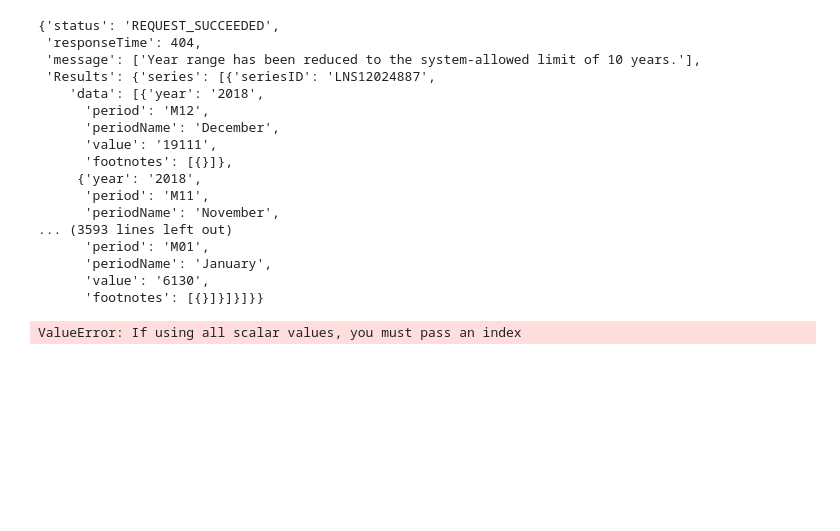
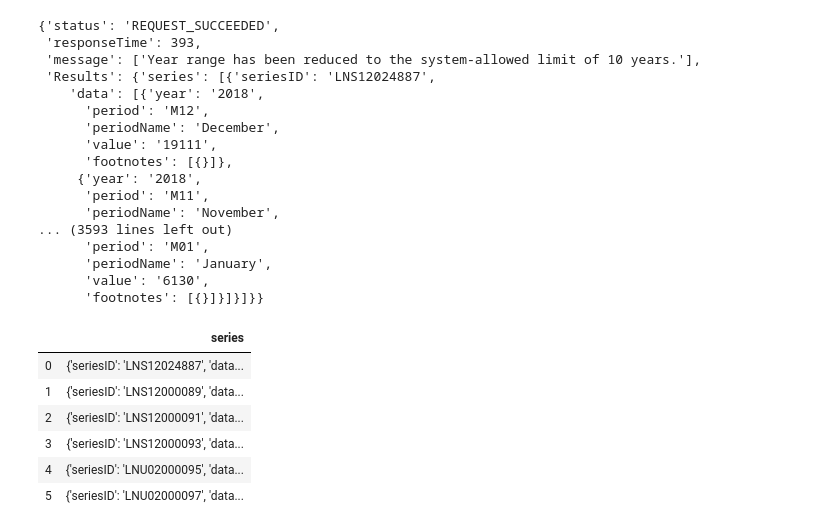
Before and after one commit to soraerae/Project-01-Employment-Data, a Jupyter notebook: jobs_age.ipynb, the cells around one changed output. Saved outputs shown, nothing was run; the diff lists cells and outputs as text; code cells hidden in the pictures; blank space fills up the shorter version.

```diff
--- a/jobs_age.ipynb
+++ b/jobs_age.ipynb
@@ -4,19 +4,49 @@ import numpy as np
 import requests
 import time
 import json
-#import prettytable
+import prettytable
+import
+
 
 #from api_keys import bls_key
 
 headers = {'Content-type': 'application/json'}
-data = json.dumps({"seriesid": ['LNS12024887','LNS12000089', 'LNS12000091', 'LNS12000091', 'LNS12000093', 'LNU02000095', 'LNU02000097'],"startyear":"2009", "endyear":"2019"})
+data = json.dumps({"seriesid": ['LNS12024887','LNS12000089', 'LNS12000091', 'LNS12000093', 'LNU02000095', 'LNU02000097'],"startyear":"2009", "endyear":"2019"})
 p = requests.post('https://api.bls.gov/publicAPI/v2/timeseries/data/', data=data, headers=headers)
 json_data = json.loads(p.text)
+
+for series in json_data['Results']['series']:
+    x=prettytable.PrettyTable(["series id","year","period","value","footnotes"])
+    seriesId = series['seriesID']
+    for item in series['data']:
+        year = item['year']
+        period = item['period']
+        value = item['value']
+        footnotes=""
+        for footnote in item['footnotes']:
+            if footnote:
+                footnotes = footnotes + footnote['text'] + ','
+            'if M01 <= period <= M12:'
+            x.add_row([seriesId,year,period,value,footnotes[0:-1]])
+    output = open(seriesId + '.txt','w')
+    output.write (x.get_string())
+    output.close()
+
+
+
+#year = []
+#periodName = []
+#employed_16_24 = []
+#epmployed_25_34 = []
+#employed_35_44 = []
+#employed_45_54 = []
+#employed_55_64 = []
+#employed_65 = []
 # %%
 json_data
 # %% [output]
 {'status': 'REQUEST_SUCCEEDED',
- 'responseTime': 404,
+ 'responseTime': 393,
  'message': ['Year range has been reduced to the system-allowed limit of 10 years.'],
  'Results': {'series': [{'seriesID': 'LNS12024887',
     'data': [{'year': '2018',
@@ -32,13 +62,15 @@ json_data
       'periodName': 'January',
       'value': '6130',
       'footnotes': [{}]}]}]}}
-# %%
-dictionary = {'Date': year,
-             'Month': periodName,
-             'Jobs(in thousands)': value}
-
-jobs_age_df = pd.DataFrame(dictionary)
-
-jobs_age_df.count()
-# %% [output]
-ValueError: If using all scalar values, you must pass an index
+# %%
+
+df = pd.DataFrame(json_data['Results'])
+df.head(10)
+# %% [output]
+|  | series |
+| 0 | {'seriesID': 'LNS12024887', 'data... |
+| 1 | {'seriesID': 'LNS12000089', 'data... |
+| 2 | {'seriesID': 'LNS12000091', 'data... |
+| 3 | {'seriesID': 'LNS12000093', 'data... |
+| 4 | {'seriesID': 'LNU02000095', 'data... |
+| 5 | {'seriesID': 'LNU02000097', 'data... |
```
Also changed, not shown: parts of 3 cells of this notebook, 6 other files.
